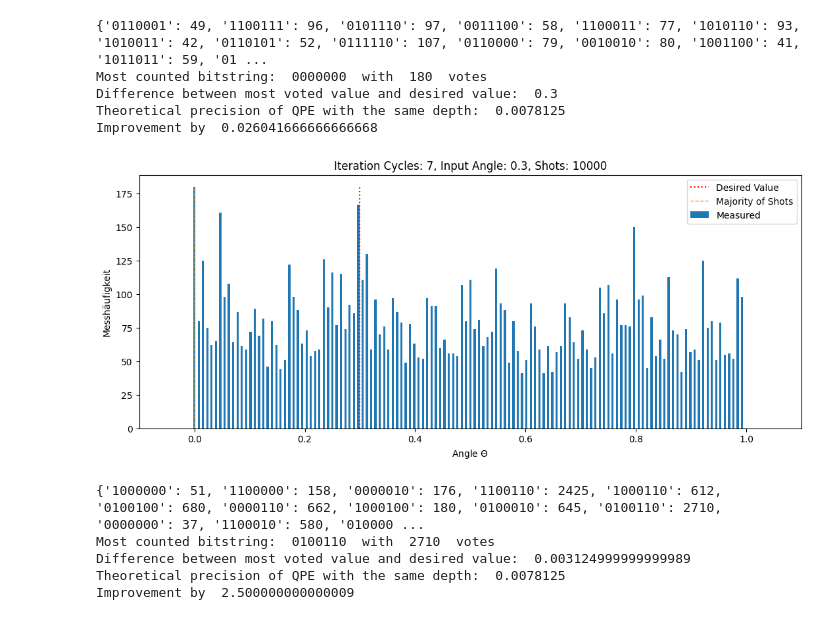
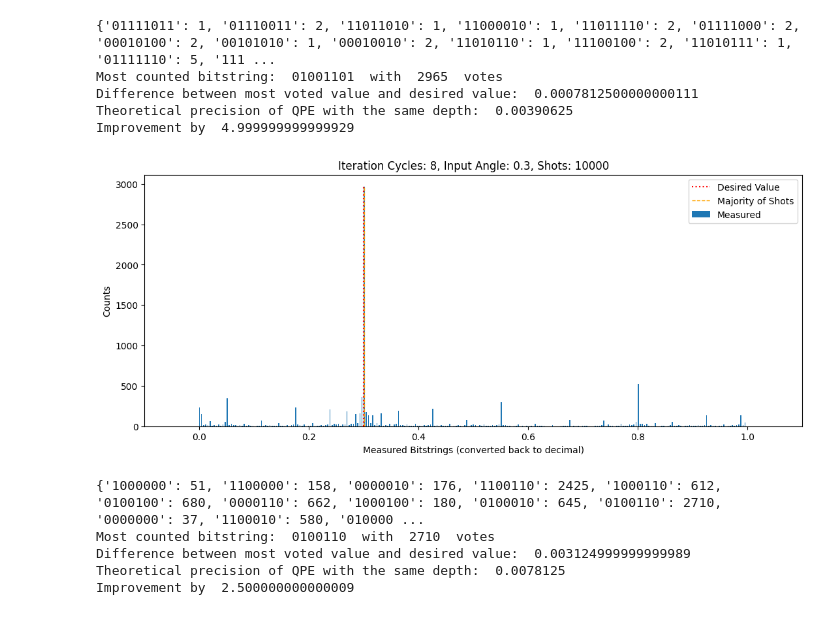
Before and after one commit to RicemanBoy/qc_researchproject, a Jupyter notebook: Depolarizing error.ipynb, the cells around one changed output. Drawn from its saved outputs; the diff is of its cells as text; code cells hidden in the pictures.

```diff
--- a/Depolarizing error.ipynb
+++ b/Depolarizing error.ipynb
@@ -332,9 +332,9 @@ def measurement(angle: float, depth: int, num: float, shots_per_it = 0):
     else:
         plt.title("iQPE+: Iteration Cycles: {}, Input Angle: {}, {} Shots per Iteration, Final Shots: {}".format(depth, angle, shots_per_it, int(num)))
     plt.xlim(-0.1,1.1)
-    plt.xlabel(r"Angle $\Theta$")
+    plt.xlabel("Measured Bitstrings (converted back to decimal)")
 
-    plt.ylabel("Messhäufigkeit")
+    plt.ylabel("Counts")
 
     plt.legend()
 
@@ -836,24 +836,24 @@ def plot_depth_over_angle(precision:float, maxdepth:int, start:float, end: float
     plt.xlabel(r"Angle $\varphi$")
     plt.legend()
 # %%
-depolarizing_prob = 0.3
+depolarizing_prob = 0.05
 dep_error = depolarizing_error(depolarizing_prob, 1)
 dep_error_2q = depolarizing_error(depolarizing_prob, 2)
 
 noise_model = NoiseModel()
 noise_model.add_all_qubit_quantum_error(dep_error, ['x', 'h', "p"])  # Apply to single-qubit gates
 noise_model.add_all_qubit_quantum_error(dep_error_2q, ['cp'])  # Apply to 2-qubit gates
 
-measurement(0.3, 7, 1e4)
-
+measurement(0.3, 8, 1e4)
+plt.savefig("With_error.png", dpi = 300)
 #plt.savefig("Figures/error5.png", dpi = 300)
 # %% [output]
-{'0110001': 49, '1100111': 96, '0101110': 97, '0011100': 58, '1100011': 77, '1010110': 93, '1010011': 42, '0110101': 52, '0111110': 107, '0110000': 79, '0010010': 80, '1001100': 41, '1011011': 59, '01 ...
-Most counted bitstring:  0000000  with  180  votes
-Difference between most voted value and desired value:  0.3
-Theoretical precision of QPE with the same depth:  0.0078125
-Improvement by  0.026041666666666668
+{'01111011': 1, '01110011': 2, '11011010': 1, '11000010': 1, '11011110': 2, '01111000': 2, '00010100': 2, '00101010': 1, '00010010': 2, '11010110': 1, '11100100': 2, '11010111': 1, '01111110': 5, '111 ...
+Most counted bitstring:  01001101  with  2965  votes
+Difference between most voted value and desired value:  0.0007812500000000111
+Theoretical precision of QPE with the same depth:  0.00390625
+Improvement by  4.999999999999929
-[figure, old version]
+[figure, new version]
 # %%
 depolarizing_prob = 0.4
 dep_error = depolarizing_error(depolarizing_prob, 1)
```
Also changed, not shown: 5 other files.
